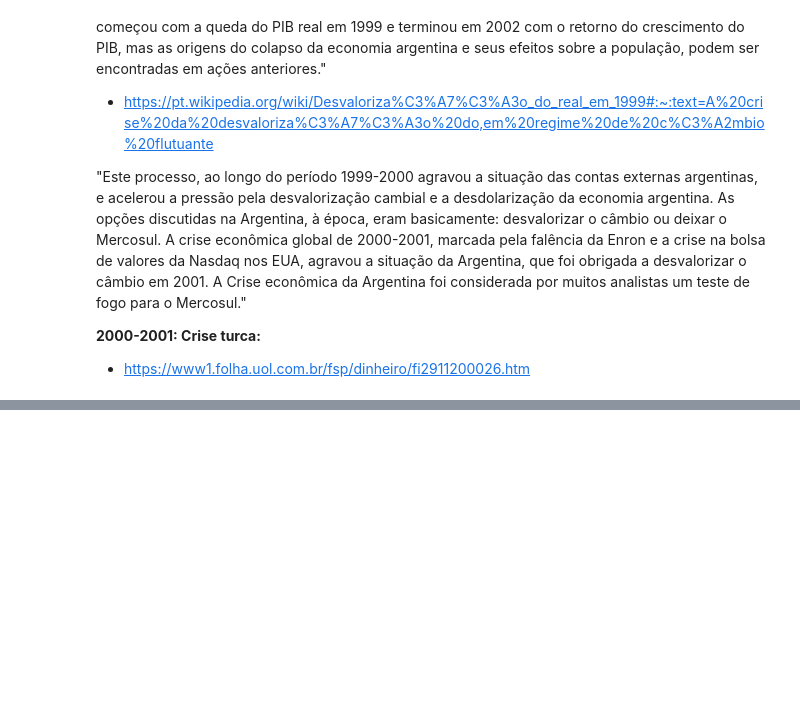
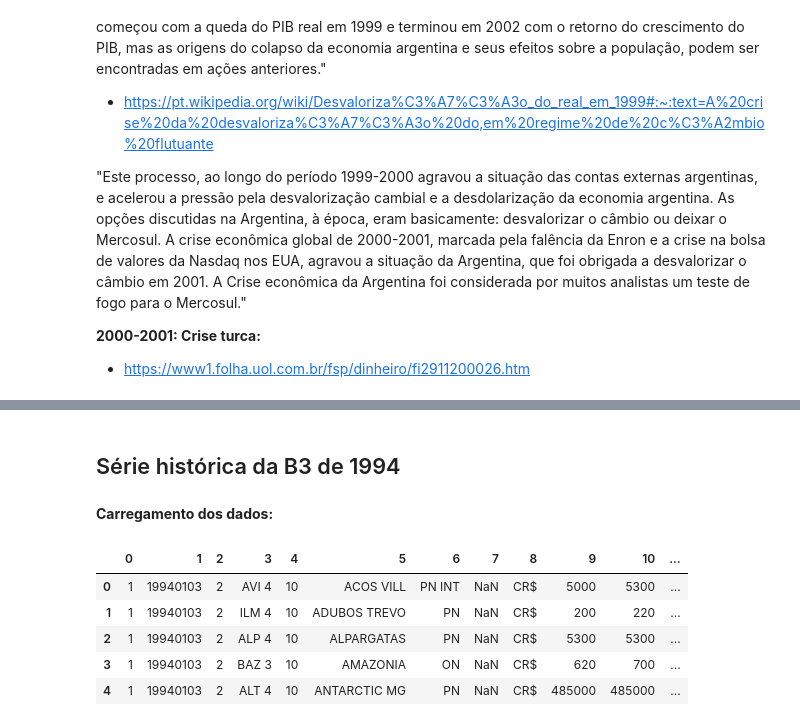
Before and after one commit to deboraaires/analise_Ibovespa, a Jupyter notebook: Análise_do_IBOVESPA.ipynb, the cells around one changed output, grey strips where cells are left out. Saved outputs shown, nothing was run; the diff lists cells and outputs as text; code cells hidden in the pictures; blank space fills up the shorter version.

```diff
--- a/Análise_do_IBOVESPA.ipynb
+++ b/Análise_do_IBOVESPA.ipynb
@@ -319,0 +527,24 @@ ax.xaxis.grid(True, linestyle='-', which='major', color='grey', alpha=.25)
+# %% [markdown]
+## Série histórica da B3 de 1994
+# %% [markdown]
+**Carregamento dos dados:**
+# %%
+#Importação de dados
+caminho = "https://raw.githubusercontent.com/deboraaires/analise_Ibovespa/main/COTAHIST.A1994.csv"
+
+#Criando um DataFrame em ibovespa
+B3_1994 = pd.read_csv(caminho,
+                    sep=";",
+                    decimal=".",
+                    engine='python',
+                    header=None)
+
+#Visualização das 5 primeiras linhas
+B3_1994.head()
+# %% [output]
+|  | 0 | 1 | 2 | 3 | 4 | 5 | 6 | 7 | 8 | 9 | 10 | ... |
+| 0 | 1 | 19940103 | 2 | AVI 4 | 10 | ACOS VILL | PN INT | NaN | CR$ | 5000 | 5300 | ... |
+| 1 | 1 | 19940103 | 2 | ILM 4 | 10 | ADUBOS TREVO | PN | NaN | CR$ | 200 | 220 | ... |
+| 2 | 1 | 19940103 | 2 | ALP 4 | 10 | ALPARGATAS | PN | NaN | CR$ | 5300 | 5300 | ... |
+| 3 | 1 | 19940103 | 2 | BAZ 3 | 10 | AMAZONIA | ON | NaN | CR$ | 620 | 700 | ... |
+| 4 | 1 | 19940103 | 2 | ALT 4 | 10 | ANTARCTIC MG | PN | NaN | CR$ | 485000 | 485000 | ... |
```
Also changed, not shown: parts of 17 cells of this notebook.
